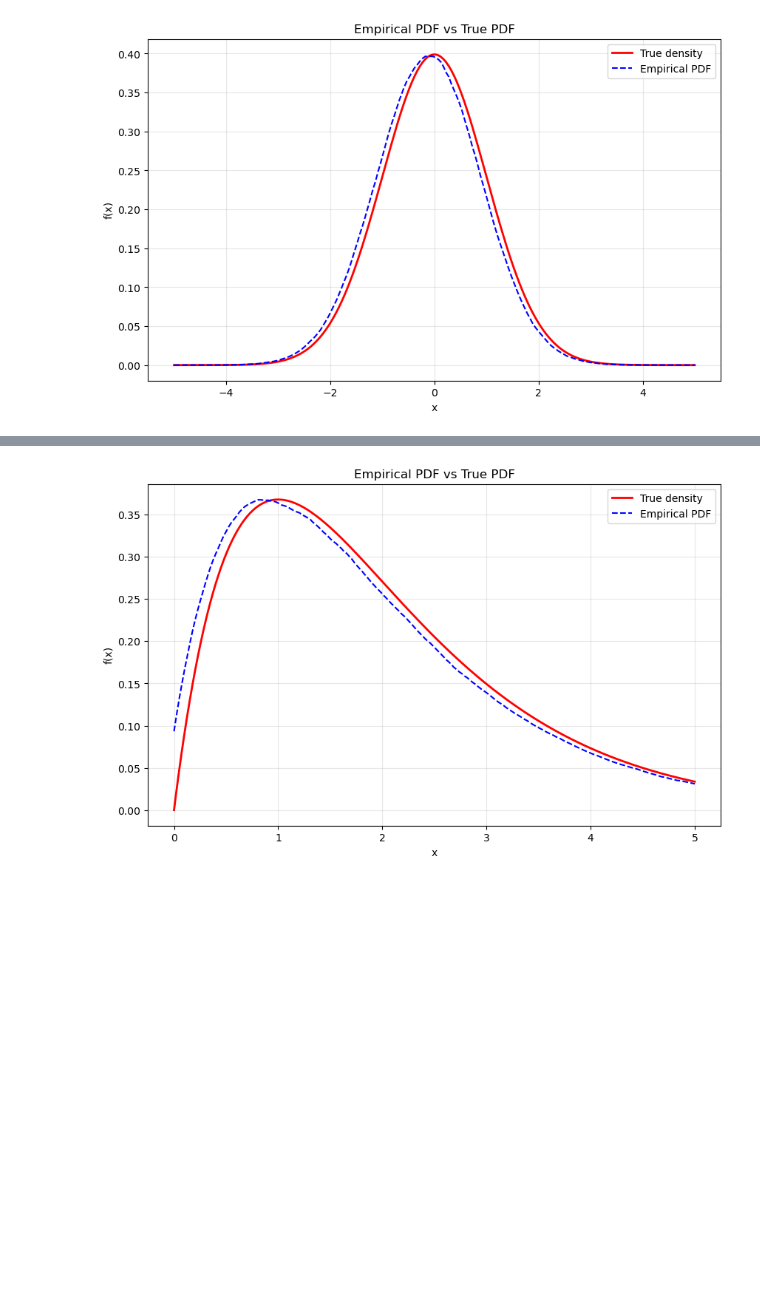
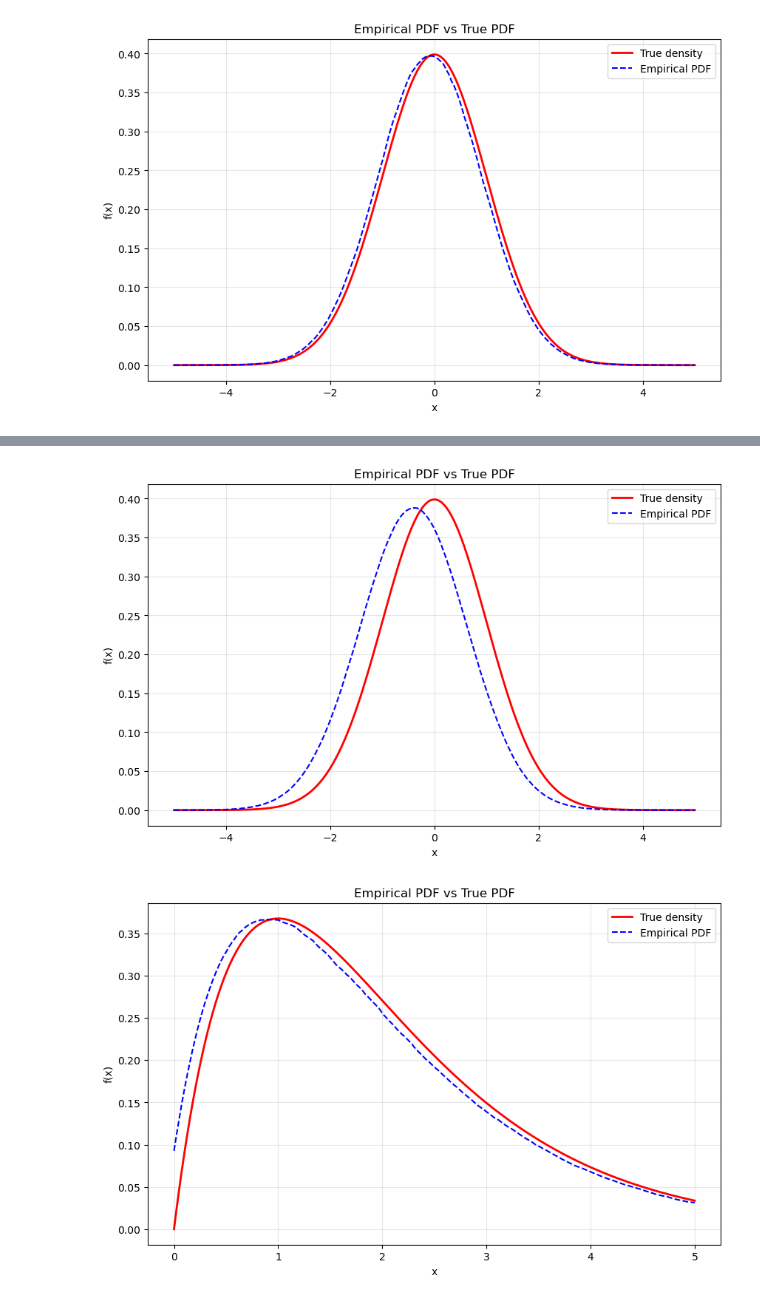
Before and after one commit to yaelrsc/Computaci-n-estad-stica-2026-2, a Jupyter notebook: Monte Carlo/metodo_monte_carlo.ipynb, the cells around one changed output, grey strips where cells are left out. Drawn from its saved outputs; the diff is of its cells as text; code cells hidden in the pictures; blank space fills up the shorter version.

```diff
--- a/Monte Carlo/metodo_monte_carlo.ipynb
+++ b/Monte Carlo/metodo_monte_carlo.ipynb
@@ -170,3 +176,7 @@ norm_pdf.plot(-5.0,5.0,n_sim=10000,n_groups=100,h=0.001)
+# %%
+norm_pdf.plot(-5.0, 5.0, n_sim=10000, n_groups=100, h=0.8)
+# %% [output]
+[figure, added]
 # %%
 gam = torch.distributions.Gamma(2.0,1.0)
 gam_pdf = EmpiricalPDF(gam)
```
Also changed, not shown: parts of 15 cells of this notebook, 3 other files.
